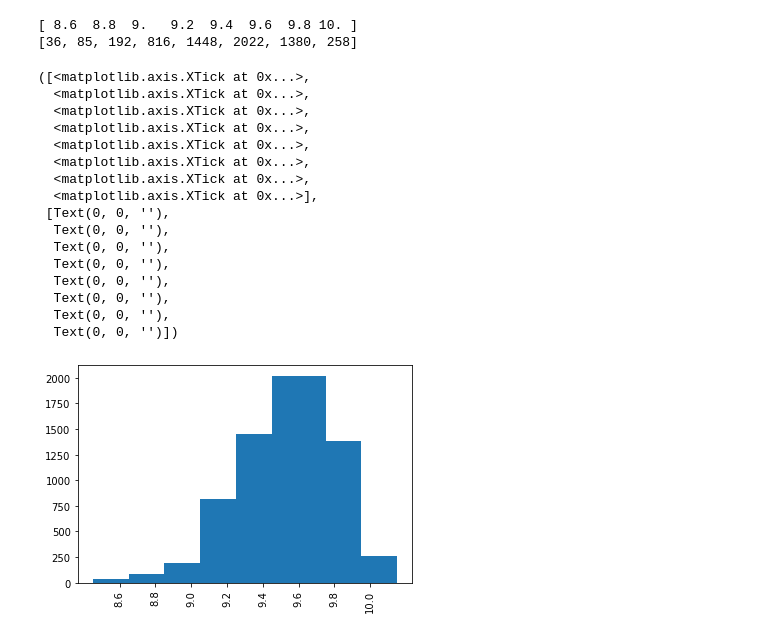
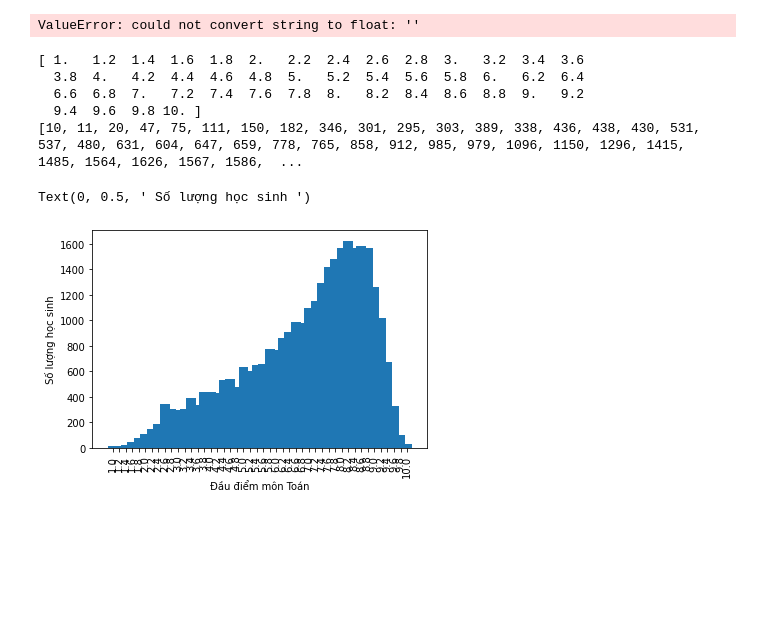
Before and after one commit to ha-duc-hai/Phan-tich-diem-thi-DH, a Jupyter notebook: xulyfilecsv.ipynb, the cells around one changed output. Drawn from its saved outputs; the diff is of its cells as text; code cells hidden in the pictures; blank space fills up the shorter version.

```diff
--- a/xulyfilecsv.ipynb
+++ b/xulyfilecsv.ipynb
@@ -1,6 +1,6 @@
 # %%
 #Lấy dữ liệu ở trong file csv
-f = open('data.csv', 'r',encoding='utf8')
+f = open('new_data.csv', 'r',encoding='utf8')
 line = f.readline()
 toan = []
 van = []
@@ -29,10 +29,12 @@ for line in f.readlines():
         su.append(float(line[9]))
     if line[10] != '0' :
         dia.append(float(line[10]))
-    if line[11] != '0' :
+    if line[11][0] !='0':
         gdcd.append(float(line[11]))
 f.close()
 # Close file
+# %% [output]
+ValueError: could not convert string to float: ''
 # %%
 import numpy as np
 toan = np.array(toan)
@@ -47,43 +49,33 @@ gdcd = np.array(gdcd)
 # %%
 # Môn toán
 from matplotlib import pyplot as plt
 %matplotlib inline
 
 # Trung bình và trung vị
 toan.mean(), np.median(toan)
 
 # Xem có bao nhiêu đầu điểm
 unique = np.unique(toan)
 print(unique)
 
 # Đếm xem mỗi đầu điểm có bao nhiêu người
 a = list(toan)
 freq = [a.count(b) for b in unique]
 print(freq)
 
 # Đồ thị
 plt.bar(unique, freq, width=0.3)
 plt.xticks(unique, rotation=90)
+plt.xlabel(" Đầu điểm môn Toán ")
+plt.ylabel(" Số lượng học sinh ")
 # %% [output]
-[ 8.6  8.8  9.   9.2  9.4  9.6  9.8 10. ]
-[36, 85, 192, 816, 1448, 2022, 1380, 258]
+[ 1.   1.2  1.4  1.6  1.8  2.   2.2  2.4  2.6  2.8  3.   3.2  3.4  3.6
+  3.8  4.   4.2  4.4  4.6  4.8  5.   5.2  5.4  5.6  5.8  6.   6.2  6.4
+  6.6  6.8  7.   7.2  7.4  7.6  7.8  8.   8.2  8.4  8.6  8.8  9.   9.2
+  9.4  9.6  9.8 10. ]
+[10, 11, 20, 47, 75, 111, 150, 182, 346, 301, 295, 303, 389, 338, 436, 438, 430, 531, 537, 480, 631, 604, 647, 659, 778, 765, 858, 912, 985, 979, 1096, 1150, 1296, 1415, 1485, 1564, 1626, 1567, 1586,  ...
-([<matplotlib.axis.XTick at 0x...>,
-  <matplotlib.axis.XTick at 0x...>,
-  <matplotlib.axis.XTick at 0x...>,
-  <matplotlib.axis.XTick at 0x...>,
-  <matplotlib.axis.XTick at 0x...>,
-  <matplotlib.axis.XTick at 0x...>,
-  <matplotlib.axis.XTick at 0x...>,
-  <matplotlib.axis.XTick at 0x...>],
- [Text(0, 0, ''),
-  Text(0, 0, ''),
-  Text(0, 0, ''),
-  Text(0, 0, ''),
-  Text(0, 0, ''),
-  Text(0, 0, ''),
-  Text(0, 0, ''),
-  Text(0, 0, '')])
+Text(0, 0.5, ' Số lượng học sinh ')
-[figure, old version]
+[figure, new version]
 # %%
 # Môn văn
 from matplotlib import pyplot as plt
```
Also changed, not shown: parts of 8 cells of this notebook, 1 other file.
